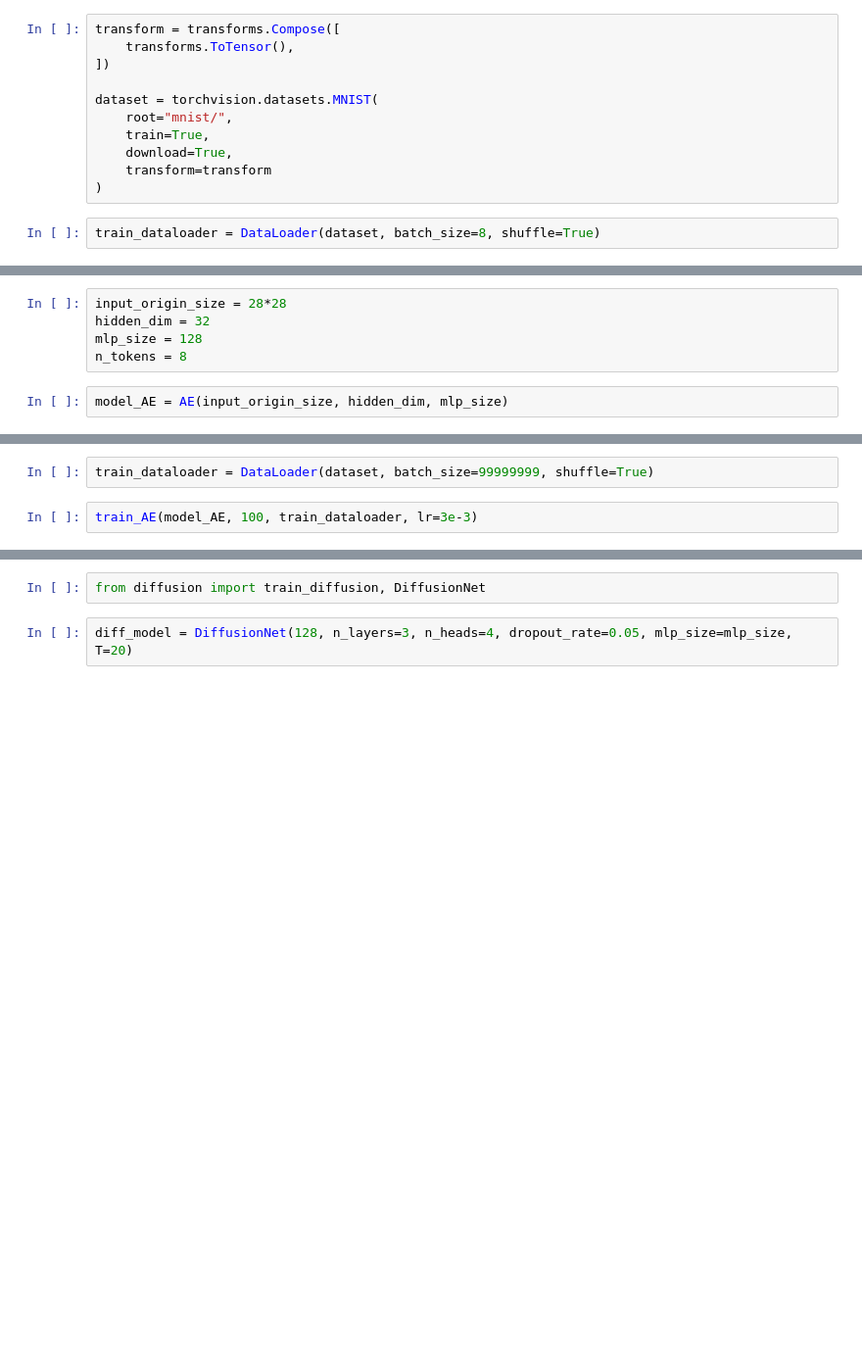
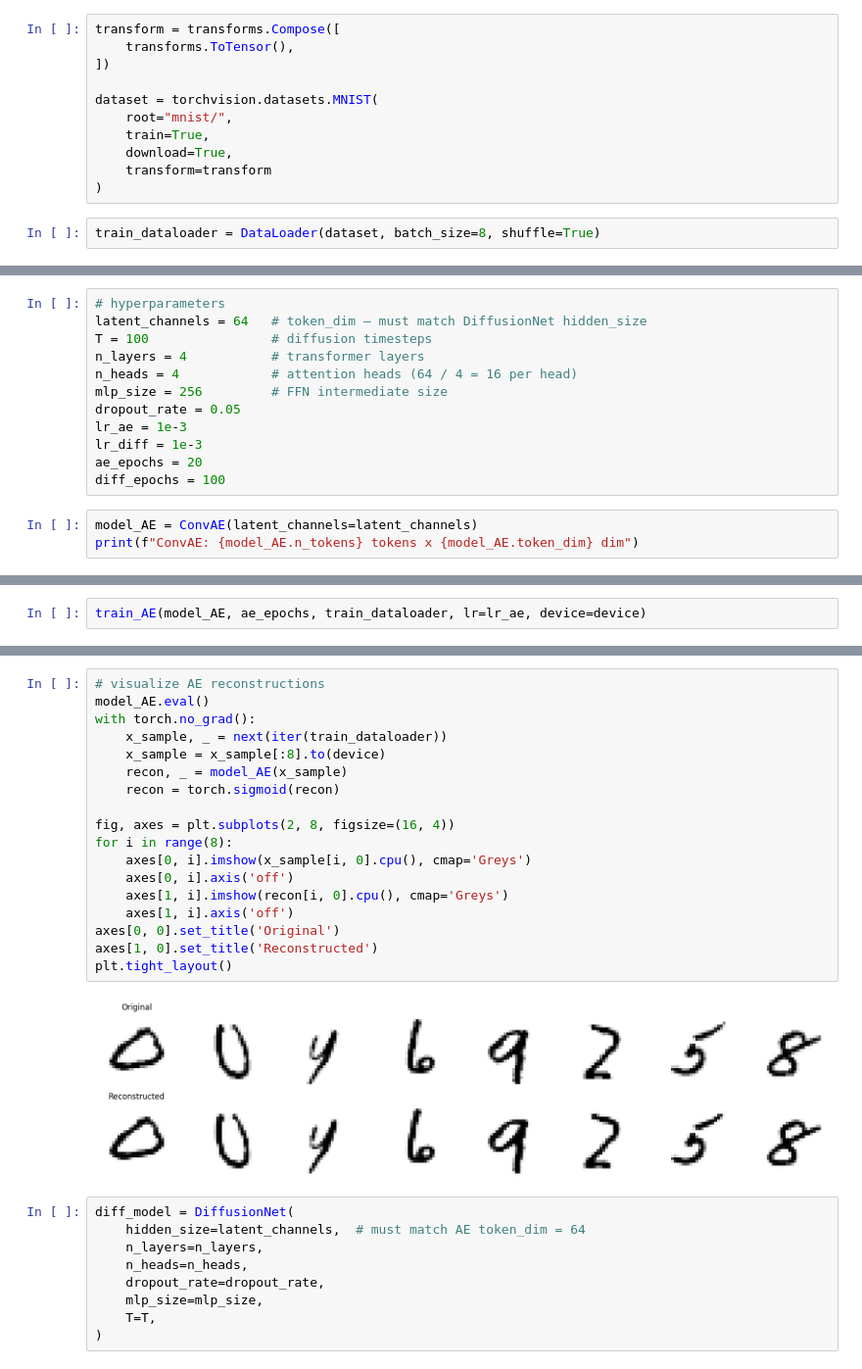
Before and after one commit to ChernovAndrey/diffusion-mnist, a Jupyter notebook: main.ipynb, the cells around one changed output, grey strips where cells are left out. Shown at 98% size. Saved outputs shown, nothing was run; the diff lists cells and outputs as text; blank space fills up the shorter version.

```diff
--- a/main.ipynb
+++ b/main.ipynb
@@ -35,7 +43,15 @@ Labels: tensor([7, 2, 6, 8, 6, 9, 7, 9])
 # %%
-input_origin_size = 28*28
-hidden_dim = 32
-mlp_size = 128
-n_tokens = 8
+# hyperparameters
+latent_channels = 64   # token_dim — must match DiffusionNet hidden_size
+T = 100                # diffusion timesteps
+n_layers = 4           # transformer layers
+n_heads = 4            # attention heads (64 / 4 = 16 per head)
+mlp_size = 256         # FFN intermediate size
+dropout_rate = 0.05
+lr_ae = 1e-3
+lr_diff = 1e-3
+ae_epochs = 20
+diff_epochs = 100
 # %%
-model_AE = AE(input_origin_size, hidden_dim, mlp_size)
+model_AE = ConvAE(latent_channels=latent_channels)
+print(f"ConvAE: {model_AE.n_tokens} tokens x {model_AE.token_dim} dim")
@@ -42,5 +60,3 @@ model_AE = AE(input_origin_size, hidden_dim, mlp_size)
-# %%
-train_dataloader = DataLoader(dataset, batch_size=99999999, shuffle=True)
 # %%
-train_AE(model_AE, 100, train_dataloader, lr=3e-3)
+train_AE(model_AE, ae_epochs, train_dataloader, lr=lr_ae, device=device)
 # %% [output]
@@ -64,5 +83,30 @@ epoch 100/100 done - avg loss=0.1707
-# %%
-from diffusion import train_diffusion, DiffusionNet
+# %%
+# visualize AE reconstructions
+model_AE.eval()
+with torch.no_grad():
+    x_sample, _ = next(iter(train_dataloader))
+    x_sample = x_sample[:8].to(device)
+    recon, _ = model_AE(x_sample)
+    recon = torch.sigmoid(recon)
+
+fig, axes = plt.subplots(2, 8, figsize=(16, 4))
+for i in range(8):
+    axes[0, i].imshow(x_sample[i, 0].cpu(), cmap='Greys')
+    axes[0, i].axis('off')
+    axes[1, i].imshow(recon[i, 0].cpu(), cmap='Greys')
+    axes[1, i].axis('off')
+axes[0, 0].set_title('Original')
+axes[1, 0].set_title('Reconstructed')
+plt.tight_layout()
+# %% [output]
+[figure, added]
 # %%
-diff_model = DiffusionNet(128, n_layers=3, n_heads=4, dropout_rate=0.05, mlp_size=mlp_size, T=20)
+diff_model = DiffusionNet(
+    hidden_size=latent_channels,  # must match AE token_dim = 64
+    n_layers=n_layers,
+    n_heads=n_heads,
+    dropout_rate=dropout_rate,
+    mlp_size=mlp_size,
+    T=T,
+)
 # %%
```
Also changed, not shown: parts of 8 cells of this notebook, 4 other files.
